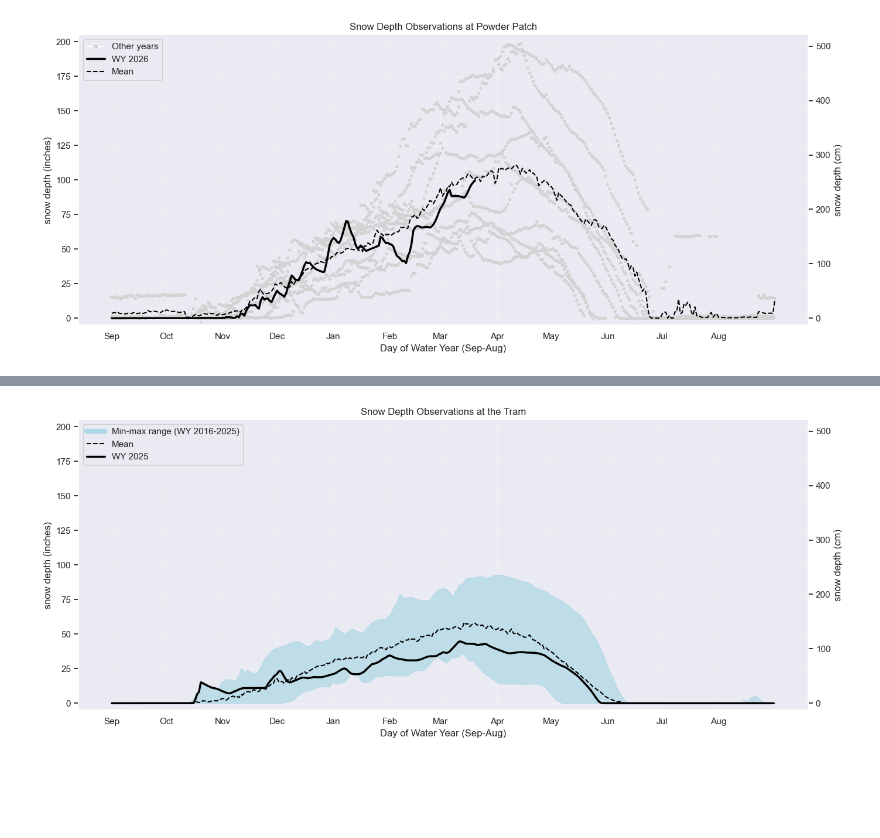
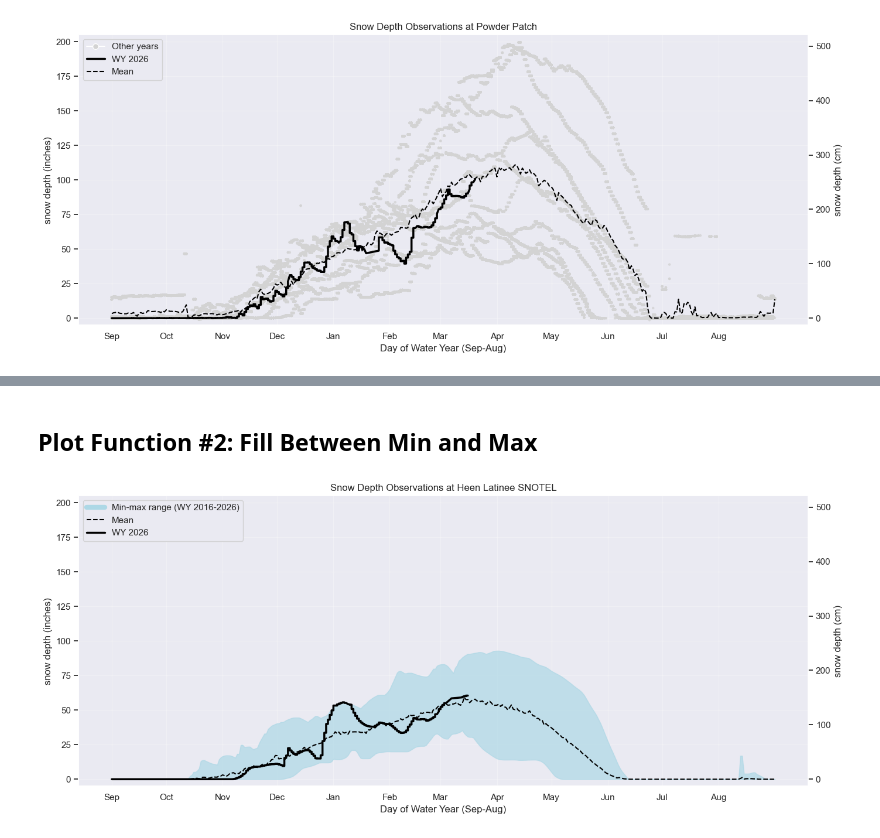
Before and after one commit to cassielumbrazo/snowdepth_teleconnections, a Jupyter notebook: 4_plot_by_wateryear_function.ipynb, the cells around one changed output, grey strips where cells are left out. Drawn from its saved outputs; the diff is of its cells as text; code cells hidden in the pictures; blank space fills up the shorter version.

Commit message:
fixed up two functions

```diff
--- a/4_plot_by_wateryear_function.ipynb
+++ b/4_plot_by_wateryear_function.ipynb
@@ -529,10 +424,12 @@ plt.show()
+# %% [markdown]
+## Plot Function #2: Fill Between Min and Max
 # %%
 def plot_snowdepth_with_minmax_envelope(
     df,
     depth_col='ppsa_smooth_002',
     highlight_wy=None,
     figsize=(14, 6),
-    title='Snow Depth Observations at the Tram',
+    title=None,
 ):
     """
     Plot one highlighted water year plus a min-max envelope.
@@ -543,10 +440,28 @@ def plot_snowdepth_with_minmax_envelope(
     The function computes plotting fields internally:
     - wy: water year (Sep-Aug)
     - wy_day: day of water year (Sep 1 = 1)
+
+    Title behavior:
+    - If title is provided, use it.
+    - If title is None, infer station name from depth_col prefix:
+      heen -> Heen Latinee SNOTEL
+      ppsa -> Powder Patch
+      tram -> Mount Roberts Tram
     """
 
     if depth_col not in df.columns:
         raise ValueError(f"Missing required column: {depth_col}")
+
+    # Build a default title from the station code in depth_col when not provided.
+    if title is None:
+        station_code = depth_col.split('_')[0].lower()
+        station_title_map = {
+            'heen': 'Heen Latinee SNOTEL',
+            'ppsa': 'Powder Patch',
+            'tram': 'Mount Roberts Tram',
+        }
+        station_name = station_title_map.get(station_code, station_code.upper())
+        title = f'Snow Depth Observations at {station_name}'
 
     plot_df = df[[depth_col]].copy()
     if 'datetime' in df.columns:
@@ -671,14 +586,20 @@ def plot_snowdepth_with_minmax_envelope(
 ##     df,
 ##     depth_col='tram_smooth_002',
 ##     highlight_wy=2024,
-##     title='Snow Depth Observations at the Tram',
 ## )
+##
+## 3) Override title manually (optional)
+## plot_snowdepth_with_minmax_envelope(
+##     df,
+##     depth_col='heen_smooth_002',
+##     highlight_wy=2026,
+##     title='Custom Title Here',
+## )
 # %%
 plot_snowdepth_with_minmax_envelope(
     df,
     depth_col='heen_smooth_002',
-    highlight_wy=2025,
-    title='Snow Depth Observations at the Tram',
+    highlight_wy=2026,
 )
 # %% [output]
-[figure, old version]
+[figure, new version]
```
Also changed, not shown: parts of 8 cells of this notebook, 1 other file.
